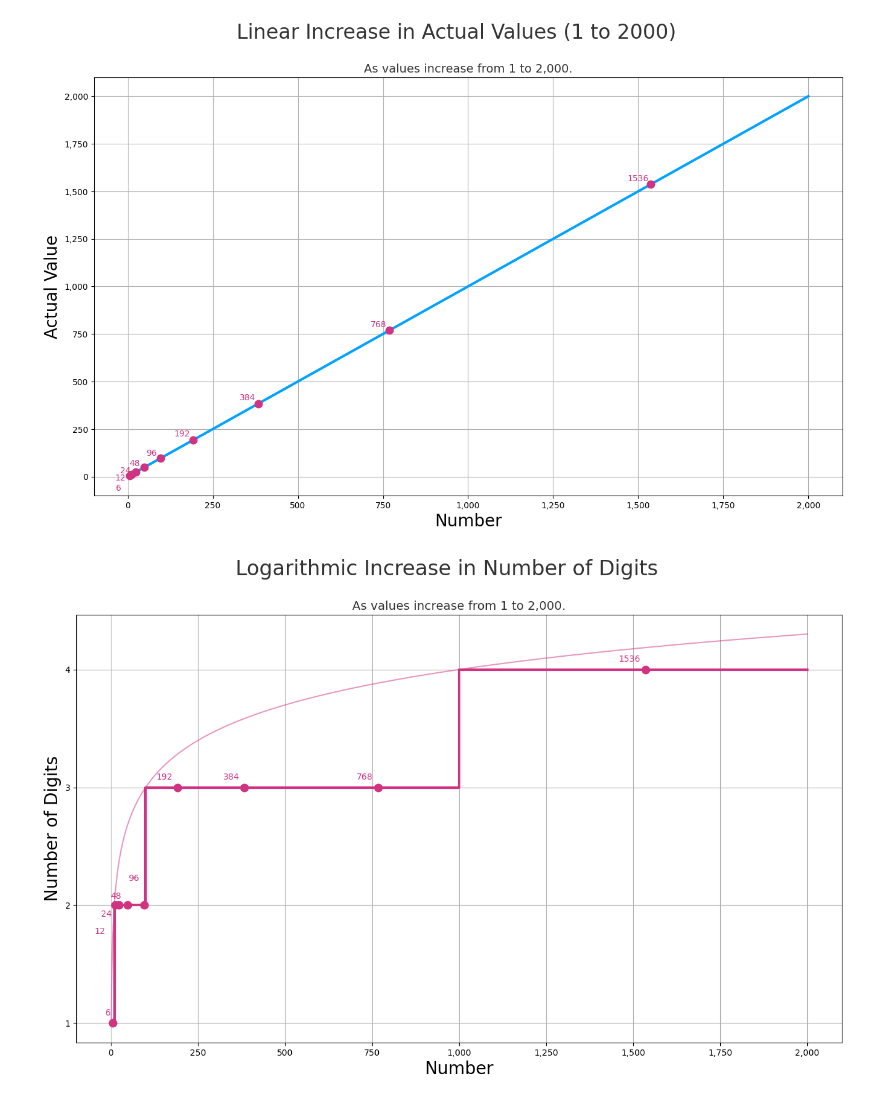
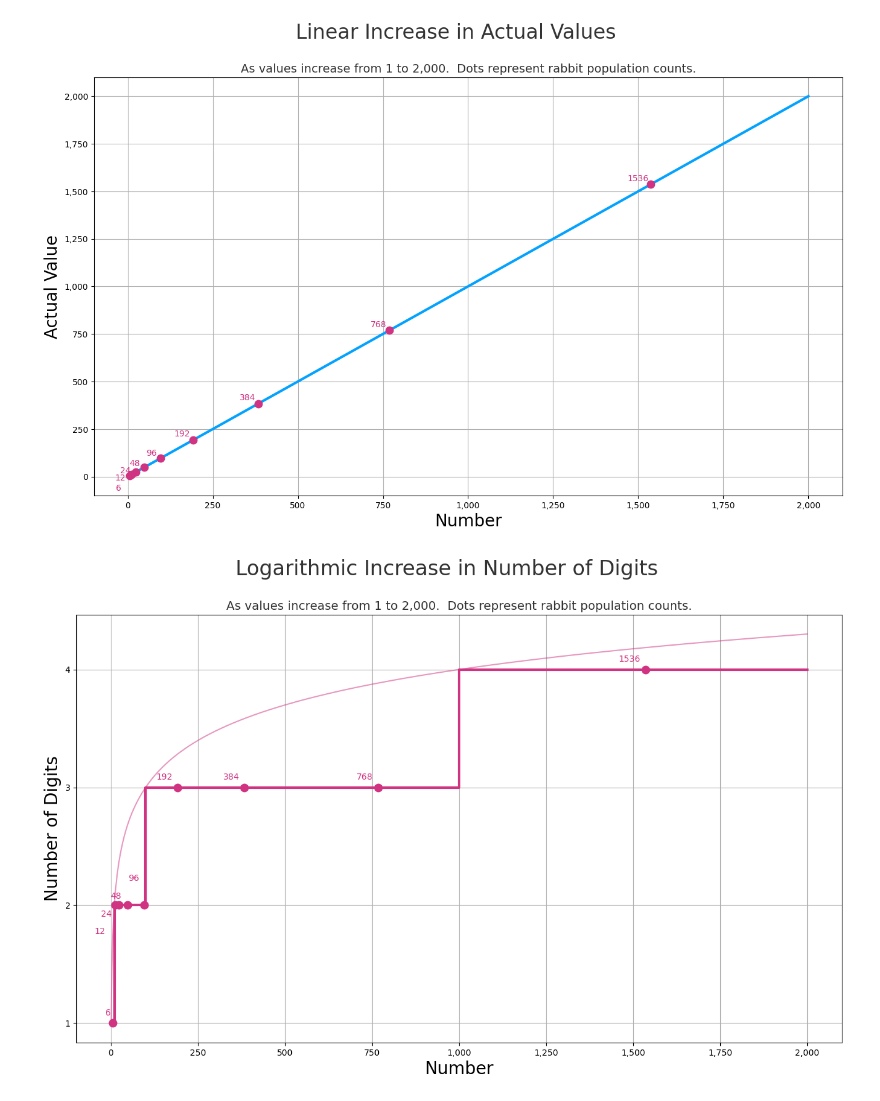
Before and after one commit to AnthusAI/Benfords-Law-article, a Jupyter notebook: digit_count_increase.ipynb, the cells around one changed output. Saved outputs shown, nothing was run; the diff lists cells and outputs as text; code cells hidden in the pictures.

```diff
--- a/digit_count_increase.ipynb
+++ b/digit_count_increase.ipynb
@@ -50,8 +50,8 @@ for x in rabbit_population:
 
     plt.text(x - offset_x, x + offset_y, str(x), color=(0.815, 0.2, 0.51), fontsize=10, ha='right', va='bottom')
 
-plt.suptitle('Linear Increase in Actual Values (1 to 2000)', fontsize=24)
-plt.title('As values increase from 1 to 2,000.', fontsize=14)
+plt.suptitle('Linear Increase in Actual Values', fontsize=24)
+plt.title('As values increase from 1 to 2,000.  Dots represent rabbit population counts.', fontsize=14)
 plt.xlabel('Number', fontsize=20)
 plt.ylabel('Actual Value', fontsize=20)
 plt.grid(True)
@@ -76,33 +76,33 @@ plt.scatter(rabbit_population, rabbit_population_digits, color=(0.815, 0.2, 0.51
 
 # Add labels to each rabbit population point on the logarithmic plot with dynamic offset
 for x, y in zip(rabbit_population, rabbit_population_digits):
     vertical_offset = 0.05
     # Specific adjustment for two-digit labels
     if len(str(x)) == 2:
         offset_x = 30 / np.log10(x)
         vertical_offset = -0.8 + (np.log10(x) / 2)
 
     plt.text(x - offset_x, y + vertical_offset, str(x), color=(0.815, 0.2, 0.51), fontsize=10, ha='right', va='bottom')
 
 plt.step(log_points_extended_to_limit, digit_counts_extended_to_limit, where='post', color=(0.815, 0.2, 0.51), linewidth=3)
 plt.plot(sampled_range, log_function_sampled, color=(0.815, 0.2, 0.51), alpha=0.5, linewidth=1.5)
 plt.suptitle('Logarithmic Increase in Number of Digits', fontsize=24)
-plt.title('As values increase from 1 to 2,000.', fontsize=14)
+plt.title('As values increase from 1 to 2,000.  Dots represent rabbit population counts.', fontsize=14)
 plt.xlabel('Number', fontsize=20)
 plt.ylabel('Number of Digits', fontsize=20)
 plt.grid(True)
 
 # Set y-ticks to whole numbers representing the number of digits
 plt.yticks(np.arange(1, np.max(rabbit_population_digits) + 1, 1))
 
 # Apply comma formatting to X and Y tick labels
 plt.gca().xaxis.set_major_formatter(FuncFormatter(comma_formatter))
 plt.gca().yaxis.set_major_formatter(FuncFormatter(comma_formatter))
 
 # Save the second plot as an image
 logarithmic_image_filename = 'logarithmic_increase_plot.png'
 plt.savefig(logarithmic_image_filename)
 plt.show()
 # %% [output]
-[figure, old version]
+[figure, new version]
-[figure, old version]
+[figure, new version]
```
Also changed, not shown: parts of 2 cells of this notebook.
